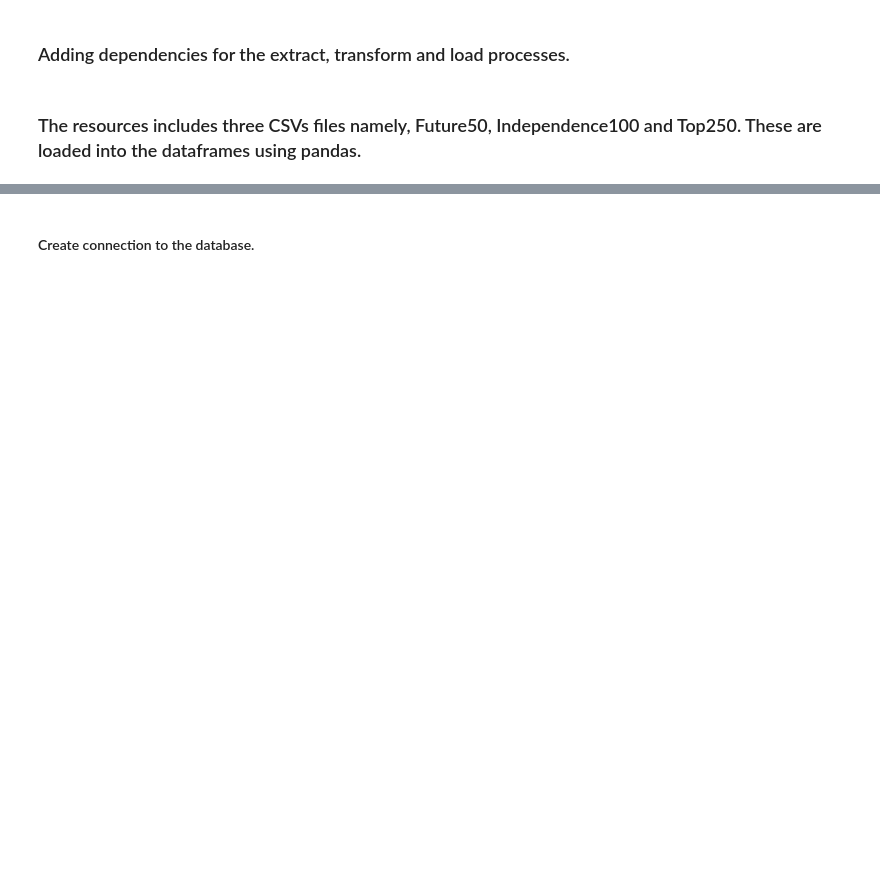
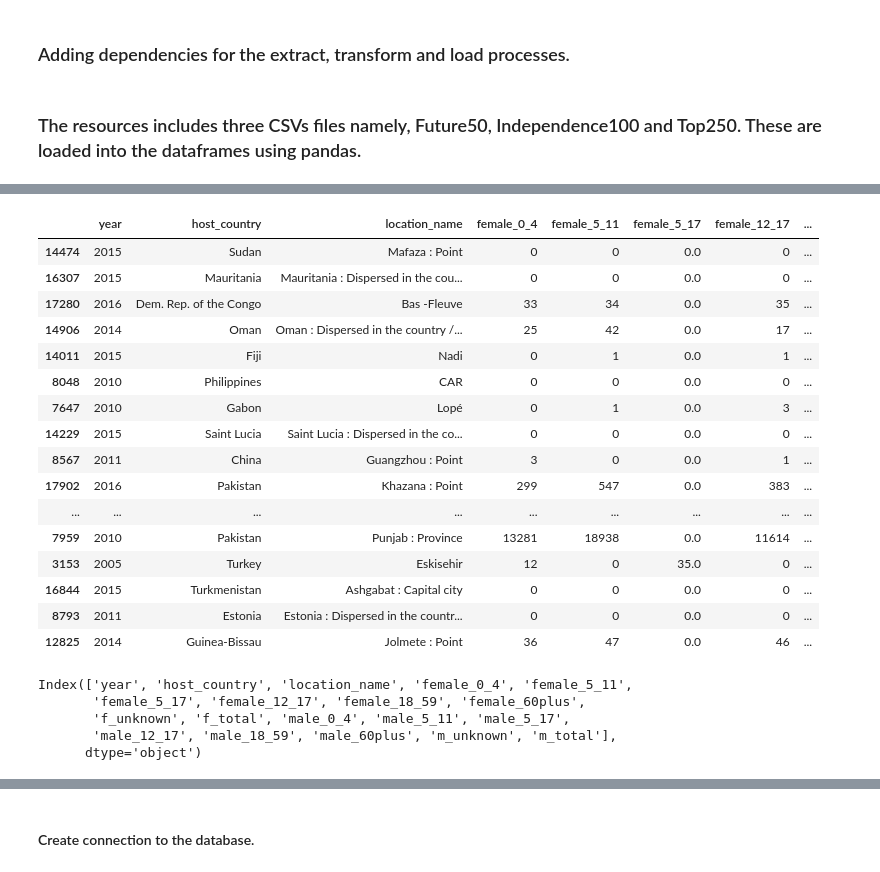
Before and after one commit to kflores56/project_2, a Jupyter notebook: Data_extract.ipynb, the cells around one changed output, grey strips where cells are left out. Drawn from its saved outputs; the diff is of its cells as text; code cells hidden in the pictures; blank space fills up the shorter version.

```diff
--- a/Data_extract.ipynb
+++ b/Data_extract.ipynb
@@ -30,0 +87,31 @@ demographics.head()
+# %%
+demographics = demographics.fillna(0)
+demographics=demographics.replace(['*'], [0])
+demographics=demographics.replace([''], [0])
+demographics.sample(20)
+# %% [output]
+|  | year | host_country | location_name | female_0_4 | female_5_11 | female_5_17 | female_12_17 | ... |
+| 14474 | 2015 | Sudan | Mafaza : Point | 0 | 0 | 0.0 | 0 | ... |
+| 16307 | 2015 | Mauritania | Mauritania : Dispersed in the cou... | 0 | 0 | 0.0 | 0 | ... |
+| 17280 | 2016 | Dem. Rep. of the Congo | Bas -Fleuve | 33 | 34 | 0.0 | 35 | ... |
+| 14906 | 2014 | Oman | Oman : Dispersed in the country /... | 25 | 42 | 0.0 | 17 | ... |
+| 14011 | 2015 | Fiji | Nadi | 0 | 1 | 0.0 | 1 | ... |
+| 8048 | 2010 | Philippines | CAR | 0 | 0 | 0.0 | 0 | ... |
+| 7647 | 2010 | Gabon | Lopé | 0 | 1 | 0.0 | 3 | ... |
+| 14229 | 2015 | Saint Lucia | Saint Lucia : Dispersed in the co... | 0 | 0 | 0.0 | 0 | ... |
+| 8567 | 2011 | China | Guangzhou : Point | 3 | 0 | 0.0 | 1 | ... |
+| 17902 | 2016 | Pakistan | Khazana : Point | 299 | 547 | 0.0 | 383 | ... |
+| ... | ... | ... | ... | ... | ... | ... | ... | ... |
+| 7959 | 2010 | Pakistan | Punjab : Province | 13281 | 18938 | 0.0 | 11614 | ... |
+| 3153 | 2005 | Turkey | Eskisehir | 12 | 0 | 35.0 | 0 | ... |
+| 16844 | 2015 | Turkmenistan | Ashgabat : Capital city | 0 | 0 | 0.0 | 0 | ... |
+| 8793 | 2011 | Estonia | Estonia : Dispersed in the countr... | 0 | 0 | 0.0 | 0 | ... |
+| 12825 | 2014 | Guinea-Bissau | Jolmete : Point | 36 | 47 | 0.0 | 46 | ... |
+# %%
+demographics.columns
+# %% [output]
+Index(['year', 'host_country', 'location_name', 'female_0_4', 'female_5_11',
+       'female_5_17', 'female_12_17', 'female_18_59', 'female_60plus',
+       'f_unknown', 'f_total', 'male_0_4', 'male_5_11', 'male_5_17',
+       'male_12_17', 'male_18_59', 'male_60plus', 'm_unknown', 'm_total'],
+      dtype='object')
```
Also changed, not shown: parts of 12 cells of this notebook, 5 other files.
